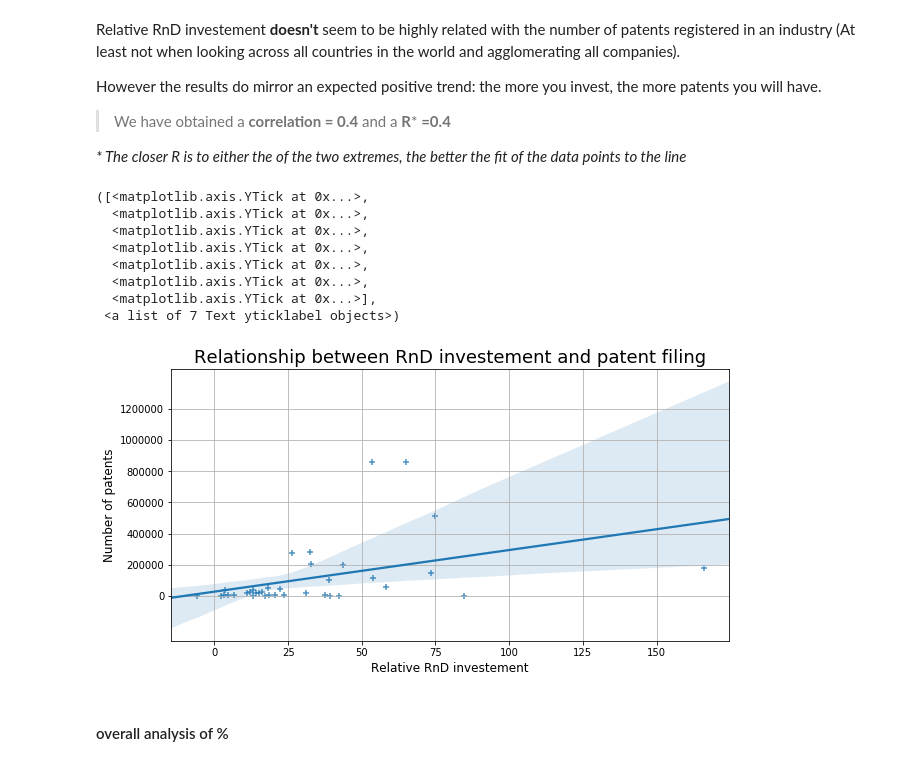
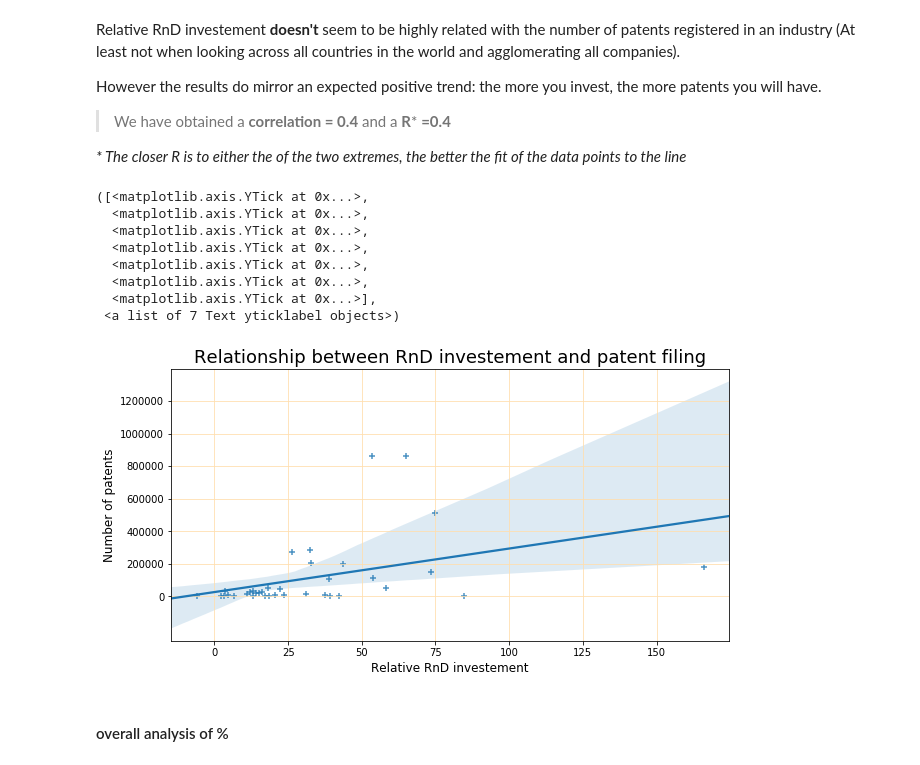
Before and after one commit to FHnt97/Project-Week-8-Final-Project, a Jupyter notebook: your-project/01_code/03_BONUS.ipynb, the cells around one changed output. Drawn from its saved outputs; the diff is of its cells as text; code cells hidden in the pictures.

```diff
--- a/your-project/01_code/03_BONUS.ipynb
+++ b/your-project/01_code/03_BONUS.ipynb
@@ -243,27 +244,27 @@ _* The closer R is to either the of the two extremes, the better the fit of the
 # %%
 # plot:
 f, ax = plt.subplots(figsize=(10, 5))
 
 # plot function
 sns.regplot(data = dfg, x="RnD_relative", y="count", marker = "+")
 
 # style changes
-plt.grid(axis="both")
+plt.grid(axis="both", color="navajowhite")
 
 # labeling
 plt.title("Relationship between RnD investement and patent filing", fontsize=18)
 plt.xlabel("Relative RnD investement", fontsize=12)
 plt.ylabel("Number of patents", fontsize=12)
 plt.yticks(np.arange(0, 1400000, 200000))
 # %% [output]
 ([<matplotlib.axis.YTick at 0x...>,
   <matplotlib.axis.YTick at 0x...>,
   <matplotlib.axis.YTick at 0x...>,
   <matplotlib.axis.YTick at 0x...>,
   <matplotlib.axis.YTick at 0x...>,
   <matplotlib.axis.YTick at 0x...>,
   <matplotlib.axis.YTick at 0x...>],
  <a list of 7 Text yticklabel objects>)
-[figure, old version]
+[figure, new version]
 # %% [markdown]
 #### overall analysis of %
```
Also changed, not shown: parts of 16 cells of this notebook.
